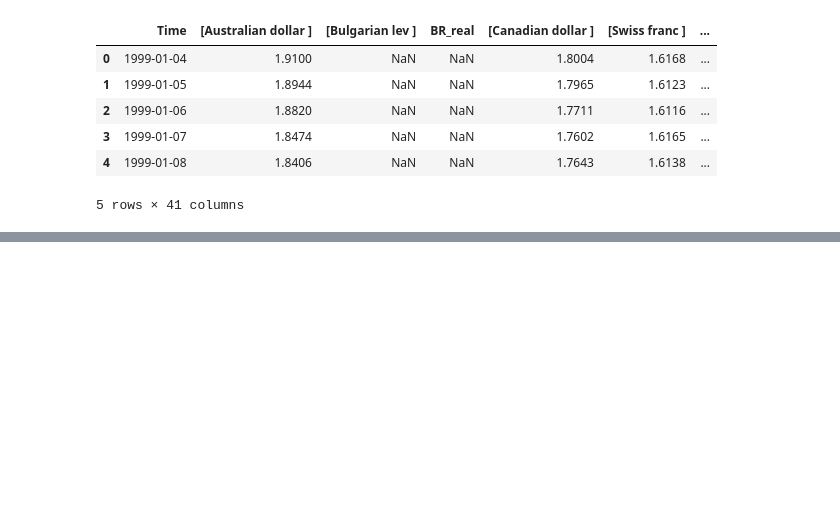
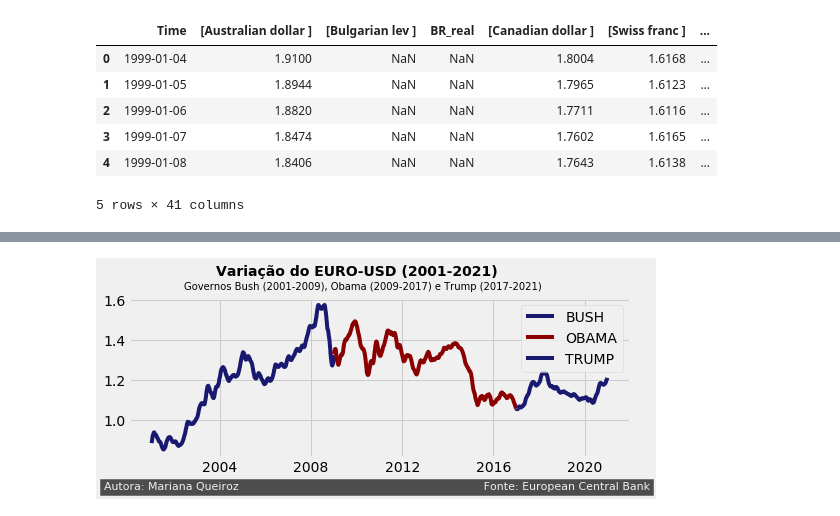
Before and after one commit to marianaccq/MLOps-DCA0305, a Jupyter notebook: projeto2/euro_to_real.ipynb, the cells around one changed output, grey strips where cells are left out. Cells and saved outputs as stored; diff of their text form; code cells hidden in the pictures; blank space fills up the shorter version.

```diff
--- a/projeto2/euro_to_real.ipynb
+++ b/projeto2/euro_to_real.ipynb
@@ -129 +108,33 @@ plt.show()
+# %%
+# definindo tamanho da imagem do gráfico
+plt.figure(figsize=(8, 6))
+
+#definindo os subplots
+plt.subplot(2,1,2)
+
+# plotando os dados dos governos
+plt.plot(bush['Time'], bush['rolling_mean'],
+         label="BUSH",color='#191970')
+plt.plot(obama['Time'], obama['rolling_mean'],
+         label="OBAMA",color='#8B0000')
+plt.plot(trump['Time'], trump['rolling_mean'],
+         label="TRUMP",color='#191970')
+
+# habilitando as legendas
+plt.legend()
+
+#definindo titulo e sub-titulo
+plt.text(731516.0, 1.72, ''*22+'''Variação do EURO-USD (2001-2021)''',
+         fontsize=14, weight='bold')
+plt.text(731000.0, 1.65,'Governos Bush (2001-2009), Obama (2009-2017) e Trump (2017-2021)',
+        fontsize=10)
+
+#definindo footer
+plt.text(729716.0, 0.65, 'Autora: Mariana Queiroz' + ' '*70 + 'Fonte: European Central Bank',
+        color = '#f0f0f0', backgroundcolor = '#4d4d4d',
+        size=11)
+
+plt.show()
+# %% [output]
+[figure, added]
 # %%
```
Also changed, not shown: parts of 16 cells of this notebook.
